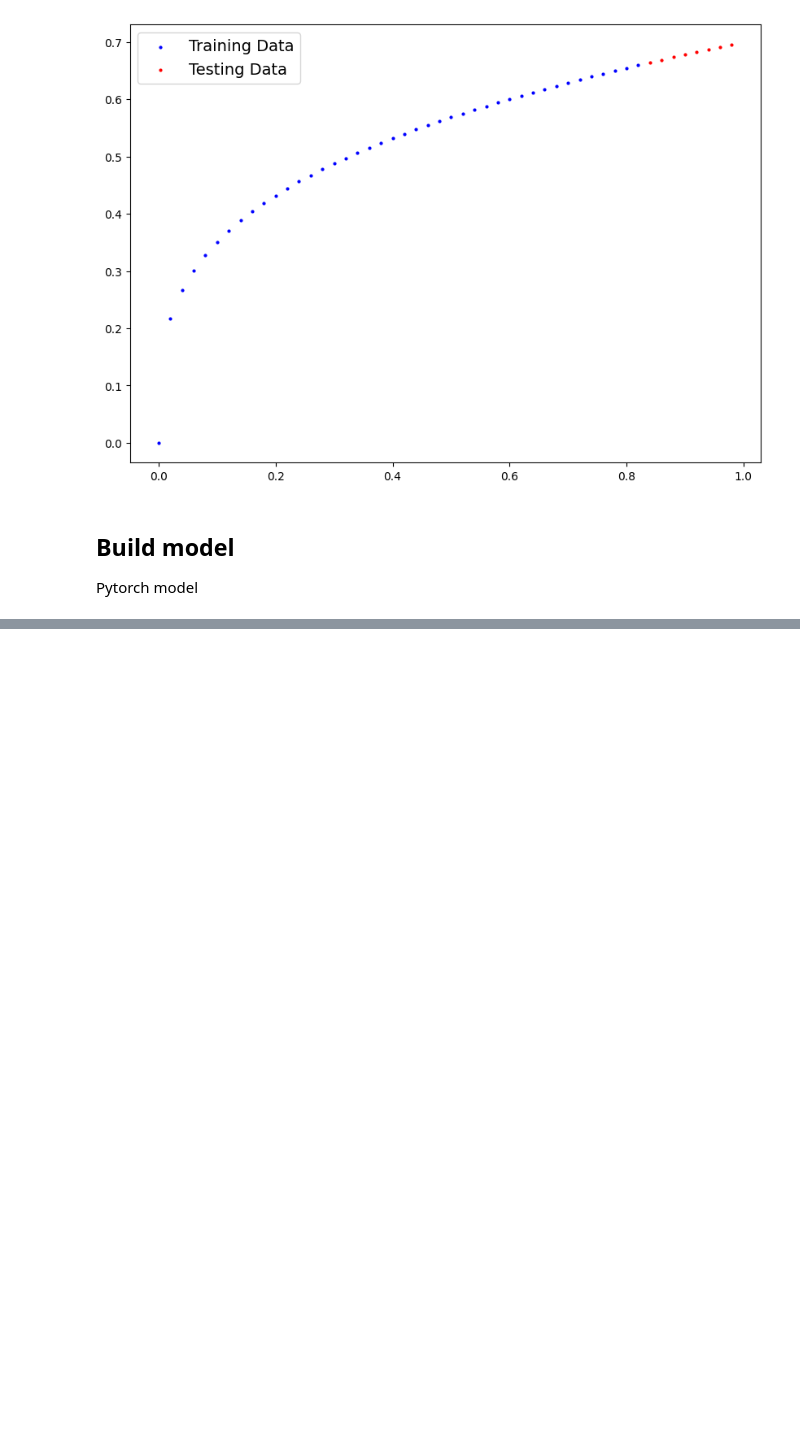
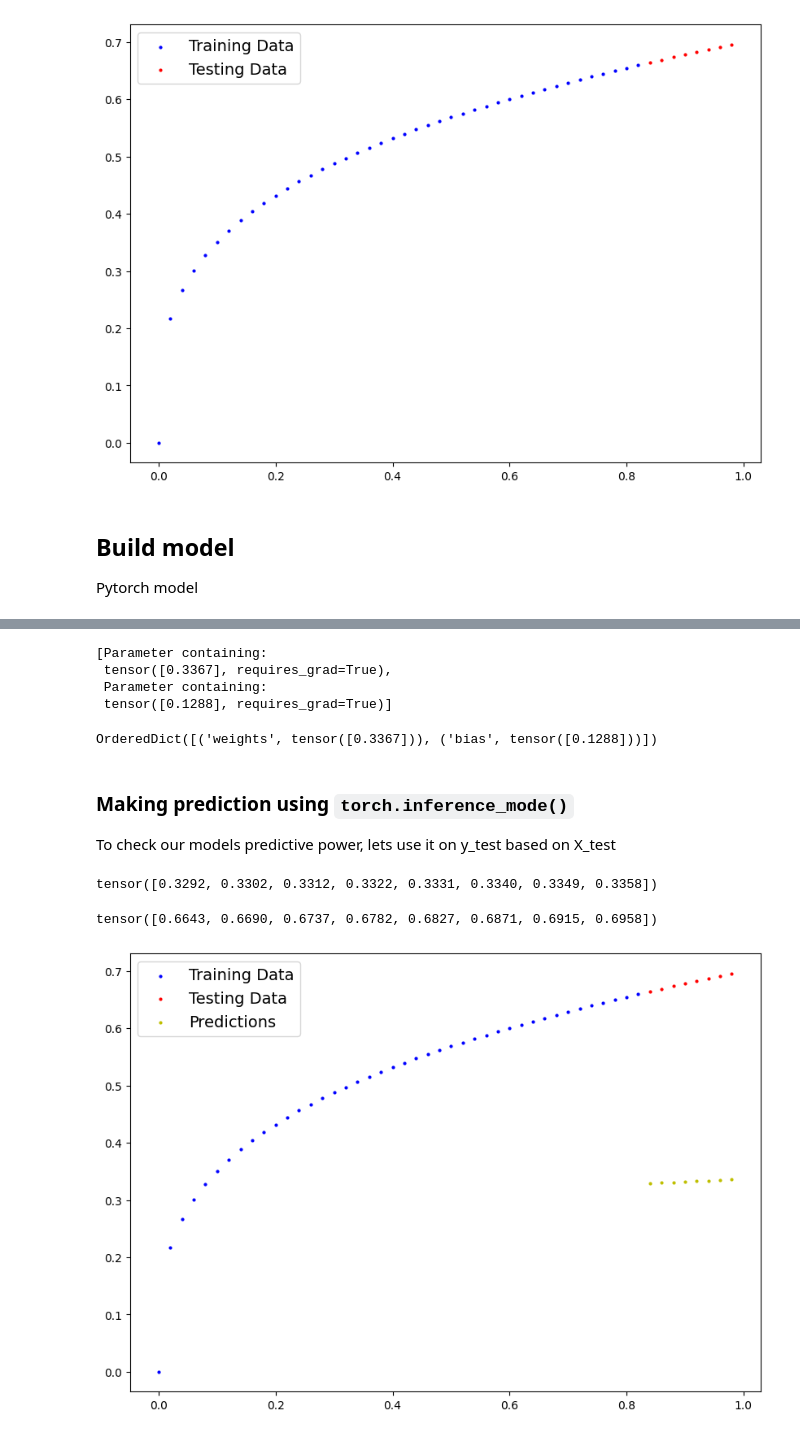
Before and after one commit to addidra/pytorch, a Jupyter notebook: 01_pytorch.ipynb, the cells around one changed output, grey strips where cells are left out. Drawn from its saved outputs; the diff is of its cells as text; code cells hidden in the pictures; blank space fills up the shorter version.

```diff
--- a/01_pytorch.ipynb
+++ b/01_pytorch.ipynb
@@ -75,7 +75,7 @@ def plot_predictions(train_data=X_train,
   plt.scatter(train_data, train_labels, c="b", s=4, label="Training Data")
   plt.scatter(test_data, test_labels, c="r", s=4, label="Testing Data")
   if predictions is not None:
-    plt.scatter(test_data, predictions, c="r", s=4, label="Predictions")
+    plt.scatter(test_data, predictions, c="y", s=4, label="Predictions")
 
   # show legend
   plt.legend(prop={"size":14})
@@ -118,0 +114,33 @@ tensor([0.0000, 0.0167, 0.0321, 0.0469, 0.0614, 0.0757, 0.0899, 0.1039, 0.1178,
+# %%
+torch.manual_seed(42)
+model_0 = LinearRegressionModel()
+list(model_0.parameters())
+# %% [output]
+[Parameter containing:
+ tensor([0.3367], requires_grad=True),
+ Parameter containing:
+ tensor([0.1288], requires_grad=True)]
+# %%
+# List the named params
+model_0.state_dict()
+# %% [output]
+OrderedDict([('weights', tensor([0.3367])), ('bias', tensor([0.1288]))])
+# %% [markdown]
+### Making prediction using `torch.inference_mode()`
+To check our models predictive power, lets use it on y_test based on X_test
+# %%
+# Make Prediction With Model|
+with torch.inference_mode():
+  y_preds = model_0(X_test)
+
+y_preds
+# %% [output]
+tensor([0.3292, 0.3302, 0.3312, 0.3322, 0.3331, 0.3340, 0.3349, 0.3358])
+# %%
+y_test
+# %% [output]
+tensor([0.6643, 0.6690, 0.6737, 0.6782, 0.6827, 0.6871, 0.6915, 0.6958])
+# %%
+plot_predictions(predictions=y_preds)
+# %% [output]
+[figure, added]
```
Also changed, not shown: parts of 40 cells of this notebook, 3 other files.
